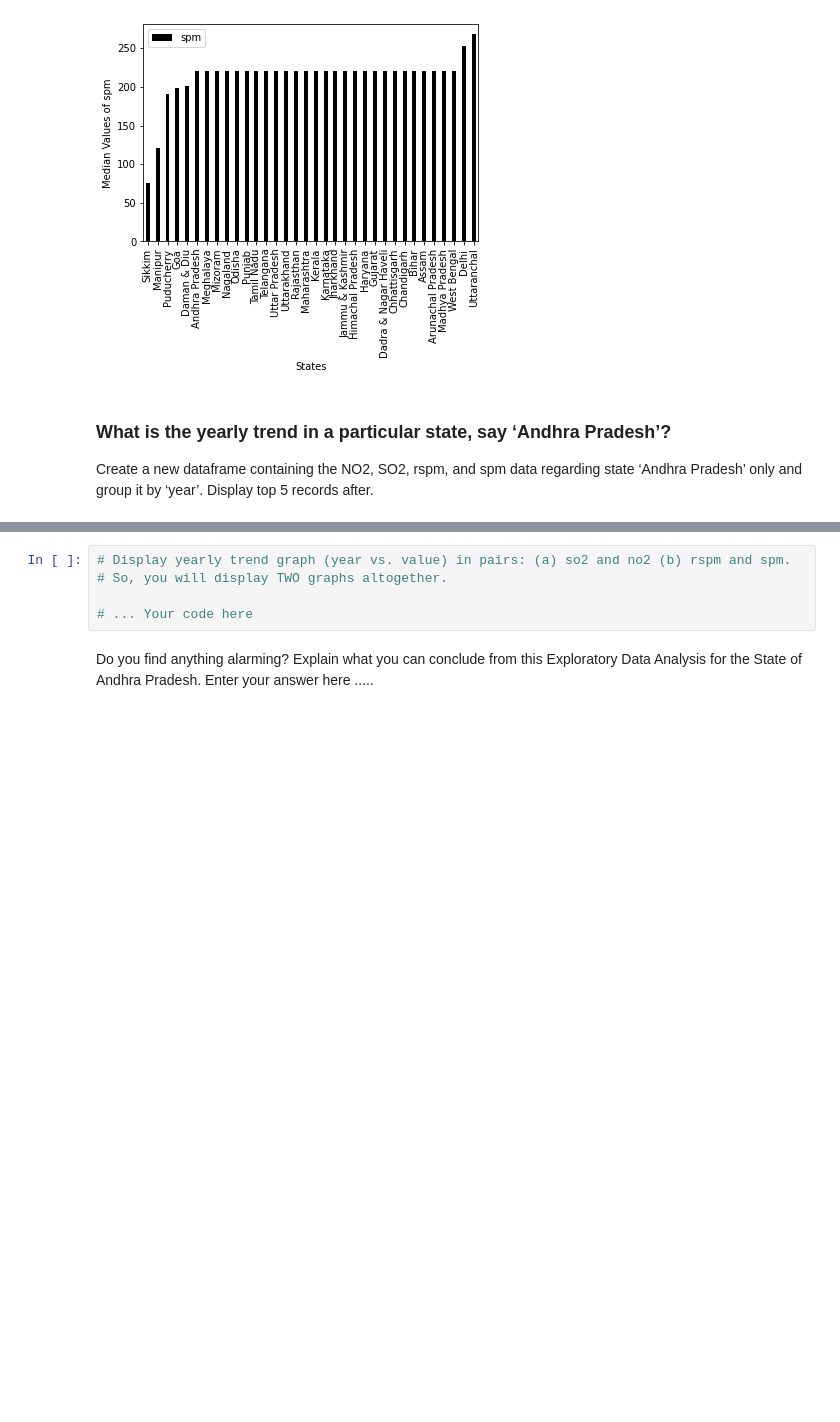
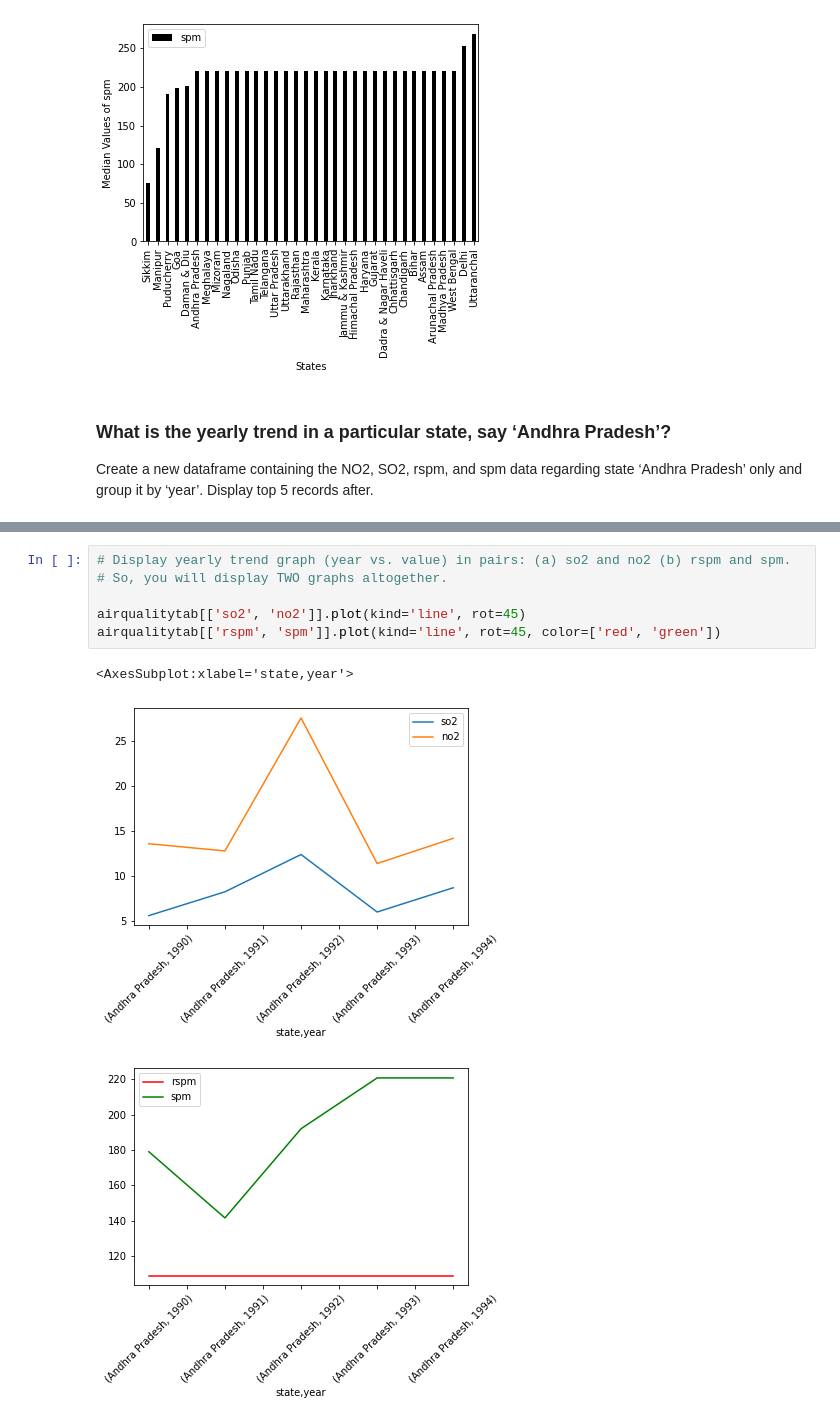
Before and after one commit to ldennis1/BSAN6070, a Jupyter notebook: India Air Quality-CA01-Lauren Dennis.ipynb, the cells around one changed output, grey strips where cells are left out. Drawn from its saved outputs; the diff is of its cells as text; blank space fills up the shorter version.

```diff
--- a/India Air Quality-CA01-Lauren Dennis.ipynb
+++ b/India Air Quality-CA01-Lauren Dennis.ipynb
@@ -327,7 +374,10 @@ airqualitytab
 # %%
 # Display yearly trend graph (year vs. value) in pairs: (a) so2 and no2 (b) rspm and spm.
 # So, you will display TWO graphs altogether.
 
-# ... Your code here
+airqualitytab[['so2', 'no2']].plot(kind='line', rot=45)
+airqualitytab[['rspm', 'spm']].plot(kind='line', rot=45, color=['red', 'green'])
+# %% [output]
+<AxesSubplot:xlabel='state,year'>
+[figure, added]
+[figure, added]
-# %% [markdown]
-Do you find anything alarming? Explain what you can conclude from this Exploratory Data Analysis for the State of Andhra Pradesh. Enter your answer here .....
```
Also changed, not shown: parts of 10 cells of this notebook.
